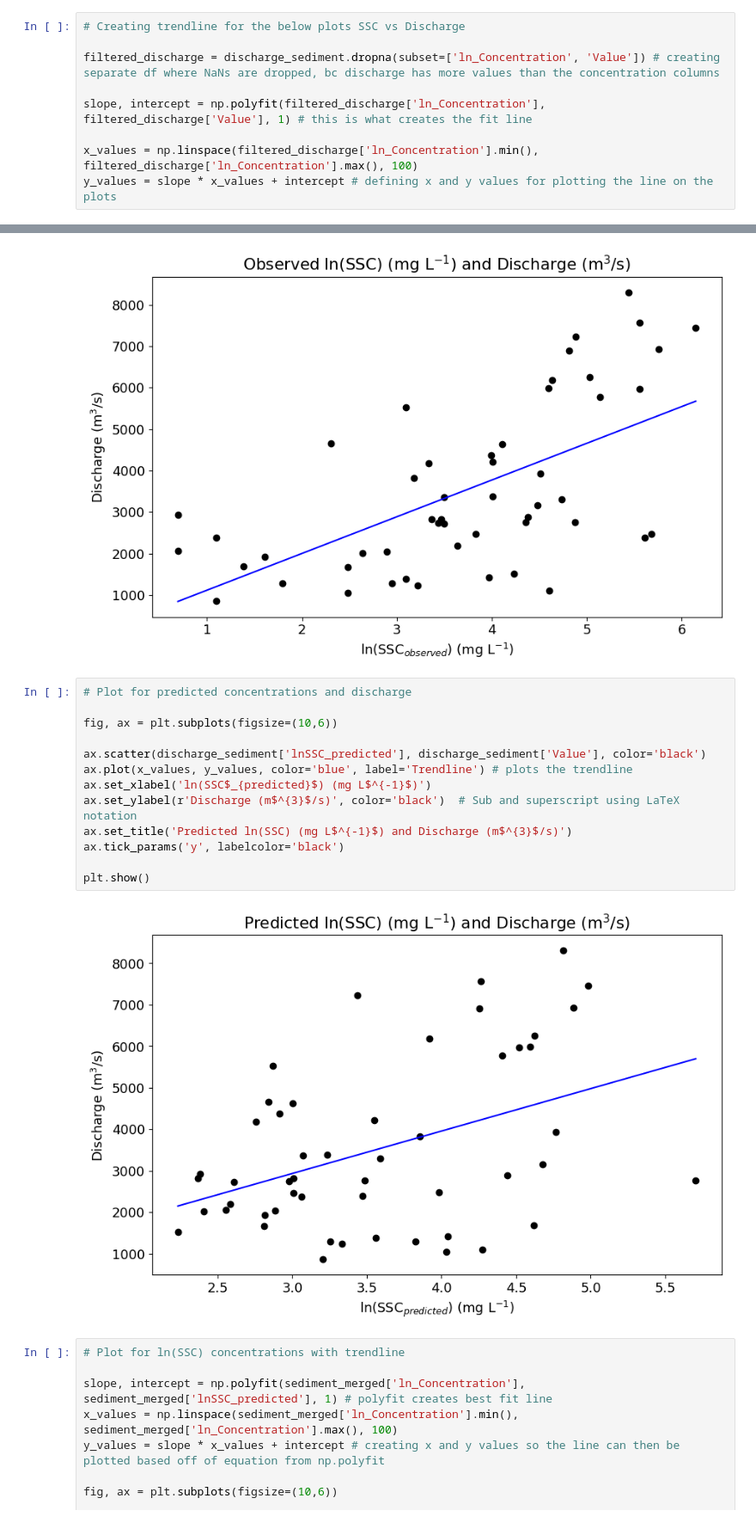
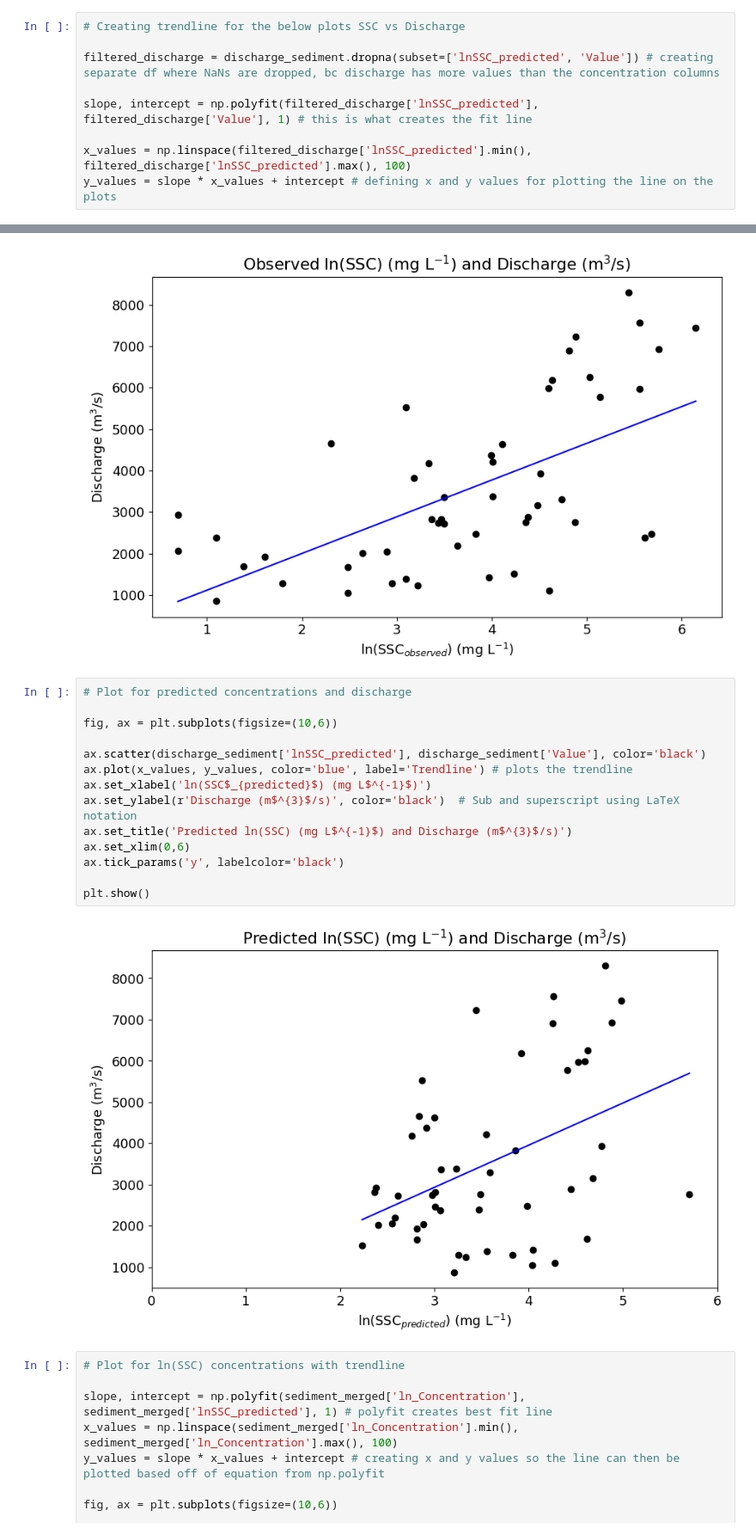
Before and after one commit to erinnfairley/SSC-Remote-Sensing-Fraser-River, a Jupyter notebook: SSCRemoteSensing_cleancode.ipynb, the cells around one changed output, grey strips where cells are left out. Shown at 86% size. Saved outputs shown, nothing was run; the diff lists cells and outputs as text.

```diff
--- a/SSCRemoteSensing_cleancode.ipynb
+++ b/SSCRemoteSensing_cleancode.ipynb
@@ -471,11 +471,11 @@ files.download('summary_stats3.csv')
 # %%
 # Creating trendline for the below plots SSC vs Discharge
 
-filtered_discharge = discharge_sediment.dropna(subset=['ln_Concentration', 'Value']) # creating separate df where NaNs are dropped, bc discharge has more values than the concentration columns
+filtered_discharge = discharge_sediment.dropna(subset=['lnSSC_predicted', 'Value']) # creating separate df where NaNs are dropped, bc discharge has more values than the concentration columns
 
-slope, intercept = np.polyfit(filtered_discharge['ln_Concentration'], filtered_discharge['Value'], 1) # this is what creates the fit line
+slope, intercept = np.polyfit(filtered_discharge['lnSSC_predicted'], filtered_discharge['Value'], 1) # this is what creates the fit line
 
-x_values = np.linspace(filtered_discharge['ln_Concentration'].min(), filtered_discharge['ln_Concentration'].max(), 100)
+x_values = np.linspace(filtered_discharge['lnSSC_predicted'].min(), filtered_discharge['lnSSC_predicted'].max(), 100)
 y_values = slope * x_values + intercept # defining x and y values for plotting the line on the plots
 # %%
 # Plot for ln(SSC) observed concentrations v discharge
@@ -495,18 +495,19 @@ plt.show()
 # %%
 # Plot for predicted concentrations and discharge
 
 fig, ax = plt.subplots(figsize=(10,6))
 
 ax.scatter(discharge_sediment['lnSSC_predicted'], discharge_sediment['Value'], color='black')
 ax.plot(x_values, y_values, color='blue', label='Trendline') # plots the trendline
 ax.set_xlabel('ln(SSC$_{predicted}$) (mg L$^{-1}$)')
 ax.set_ylabel(r'Discharge (m$^{3}$/s)', color='black')  # Sub and superscript using LaTeX notation
 ax.set_title('Predicted ln(SSC) (mg L$^{-1}$) and Discharge (m$^{3}$/s)')
+ax.set_xlim(0,6)
 ax.tick_params('y', labelcolor='black')
 
 plt.show()
 # %% [output]
-[figure, old version]
+[figure, new version]
 # %%
 # Plot for ln(SSC) concentrations with trendline
 
```
